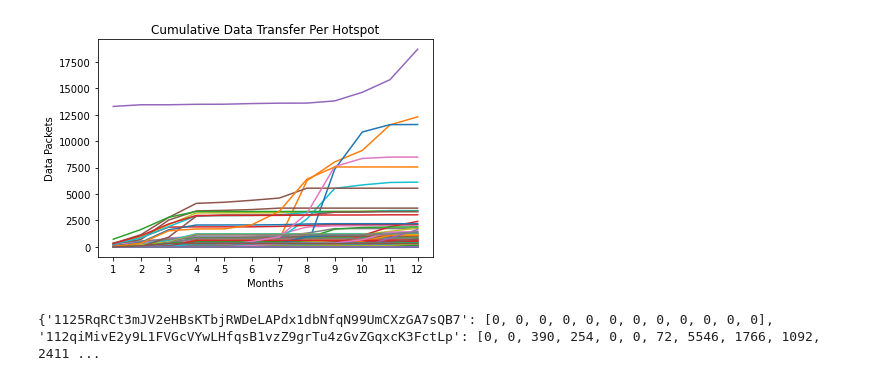
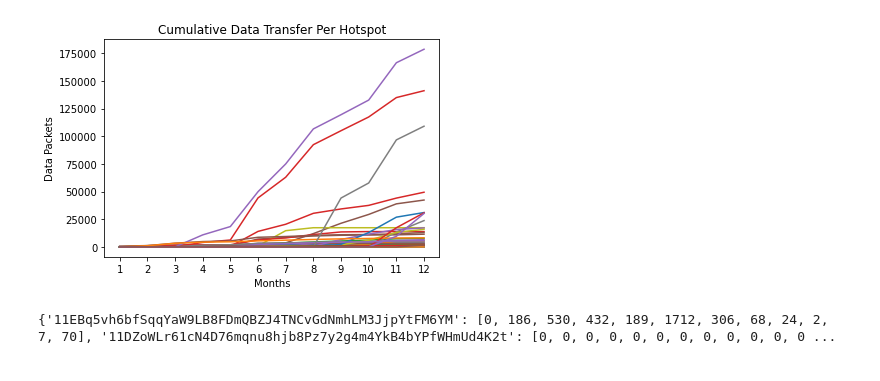
Before and after one commit to kristijanH1998/REU-Summer-Internship, a Jupyter notebook: Data Transfer All Hotspots Graph.ipynb, the cells around one changed output. Drawn from its saved outputs; the diff is of its cells as text; code cells hidden in the pictures.

```diff
--- a/Data Transfer All Hotspots Graph.ipynb
+++ b/Data Transfer All Hotspots Graph.ipynb
@@ -15,13 +15,13 @@ dict1 = {}
 dict2 = {}
 
 
-#scen = "norfolkVA"
-#lat = "36.848446"
-#lon = "-76.287268"
+# scen = "norfolkVA"
+# lat = "36.848446"
+# lon = "-76.287268"
 
-scen = "miamiFL"
-lat = "25.856630"
-lon = "-80.278249"
+# scen = "miamiFL"
+# lat = "25.856630"
+# lon = "-80.278249"
 
 # Seattle, WA: 47.604872,-122.333622
 # scen = "seattleWA"
@@ -29,24 +29,24 @@ lon = "-80.278249"
 # lon = "-122.333622"
 
 #Denver, CO: 39.743418,-104.992285
-#scen = "denverCO"
-#lat = "39.743418"
-#lon = "-104.992285"
+# scen = "denverCO"
+# lat = "39.743418"
+# lon = "-104.992285"
 
 #Topeka, KS: 39.033278,-95.681458
-#scen = "topekaKS"
-#lat = "39.033278"
-#lon = "-95.681458"
+# scen = "topekaKS"
+# lat = "39.033278"
+# lon = "-95.681458"
 
 #Rome, GA: 34.258591,-85.176021
-#scen = "romeGA"
-#lat = "34.258591"
-#lon = "-85.176021"
+# scen = "romeGA"
+# lat = "34.258591"
+# lon = "-85.176021"
 
 #Turlock, CA: 37.506028,-120.848877
-# scen = "turlockCA"
-# lat = "37.506028"
-# lon = "-120.848877"
+scen = "turlockCA"
+lat = "37.506028"
+lon = "-120.848877"
 
 
 url = "https://api.helium.io/v1/hotspots/location/distance/?lat="+lat+"&lon="+lon+"&distance=32187"
@@ -160,25 +160,25 @@ Current address:  11P8TxTPEZ4kBoyC66L6VSngLJwX4rBcn5gQRWdqYq88grkV44k
 # %%
 import pickle
 import numpy as np
 
 with open(scen+"_dataTransfer_20mile.pkl", 'wb') as fh:
     pickle.dump(dataPerAddress, fh)
 
-file = open("miamiFL_dataTransfer_20mile.pkl", 'rb')
+file = open("turlockCA_dataTransfer_20mile.pkl", 'rb')
 loadedDPA = pickle.load(file)
 len(loadedDPA)
 from matplotlib import pyplot as plt
 for a in range(len(loadedDPA)):
     plt.plot(np.cumsum(list(loadedDPA.values())[a]))
     #if ((a+1) % 3 == 0) or (a == len(dataPerAddress)-1):
 
 plt.xticks(ticks = list(range(0,12)), labels = list(range(1,13)))
 plt.xlabel("Months")
 plt.ylabel("Data Packets")
 plt.title("Cumulative Data Transfer Per Hotspot")
 #plt.legend()
 plt.show()
 print(loadedDPA)
 # %% [output]
-[figure, old version]
+[figure, new version]
-{'1125RqRCt3mJV2eHBsKTbjRWDeLAPdx1dbNfqN99UmCXzGA7sQB7': [0, 0, 0, 0, 0, 0, 0, 0, 0, 0, 0, 0], '112qiMivE2y9L1FVGcVYwLHfqsB1vzZ9grTu4zGvZGqxcK3FctLp': [0, 0, 390, 254, 0, 0, 72, 5546, 1766, 1092, 2411 ...
+{'11EBq5vh6bfSqqYaW9LB8FDmQBZJ4TNCvGdNmhLM3JjpYtFM6YM': [0, 186, 530, 432, 189, 1712, 306, 68, 24, 2, 7, 70], '11DZoWLr61cN4D76mqnu8hjb8Pz7y2g4m4YkB4bYPfWHmUd4K2t': [0, 0, 0, 0, 0, 0, 0, 0, 0, 0, 0, 0 ...
```
Also changed, not shown: parts of 2 cells of this notebook.
